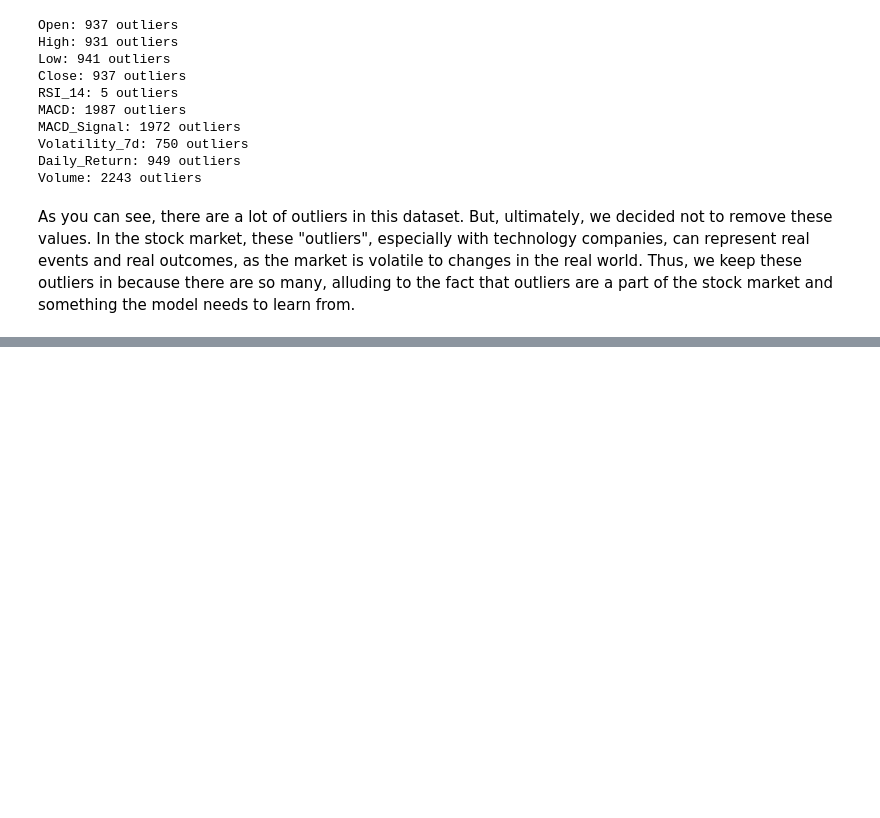
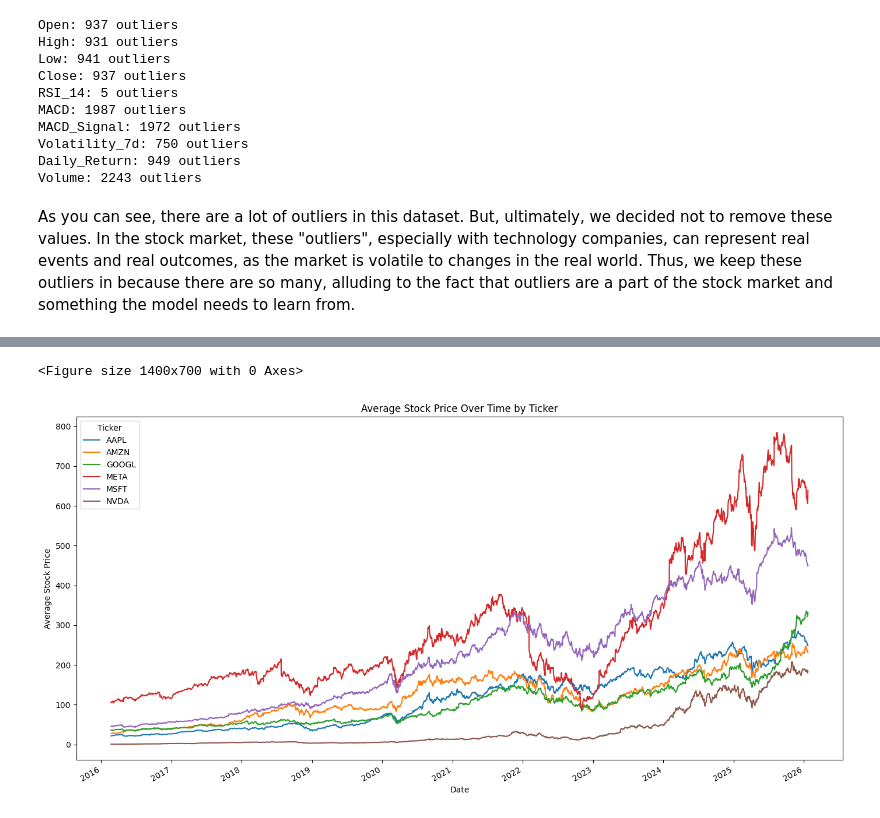
Before and after one commit to jli433/CMSC320_Final_Project, a Jupyter notebook: data.ipynb, the cells around one changed output, grey strips where cells are left out. Saved outputs shown, nothing was run; the diff lists cells and outputs as text; code cells hidden in the pictures; blank space fills up the shorter version.

```diff
--- a/data.ipynb
+++ b/data.ipynb
@@ -520,0 +273,25 @@ weighted avg       0.64      0.64      0.64      1557
+# %%
+# Average price using open and close
+stocks_df["Average_Price"] = (stocks_df["Open"] + stocks_df["Close"]) / 2
+
+# Pivot so each ticker gets its own line
+avg_price_pivot = stocks_df.pivot(
+    index="Date",
+    columns="Ticker",
+    values="Average_Price"
+)
+
+plt.figure(figsize=(14, 7))
+avg_price_pivot.plot(
+    figsize=(14, 7),
+    title="Average Stock Price Over Time by Ticker",
+    ylabel="Average Stock Price",
+    xlabel="Date"
+)
+
+plt.legend(title="Ticker")
+plt.tight_layout()
+plt.show()
+# %% [output]
+<Figure size 1400x700 with 0 Axes>
+[figure, added]
```
Also changed, not shown: parts of 82 cells of this notebook.
